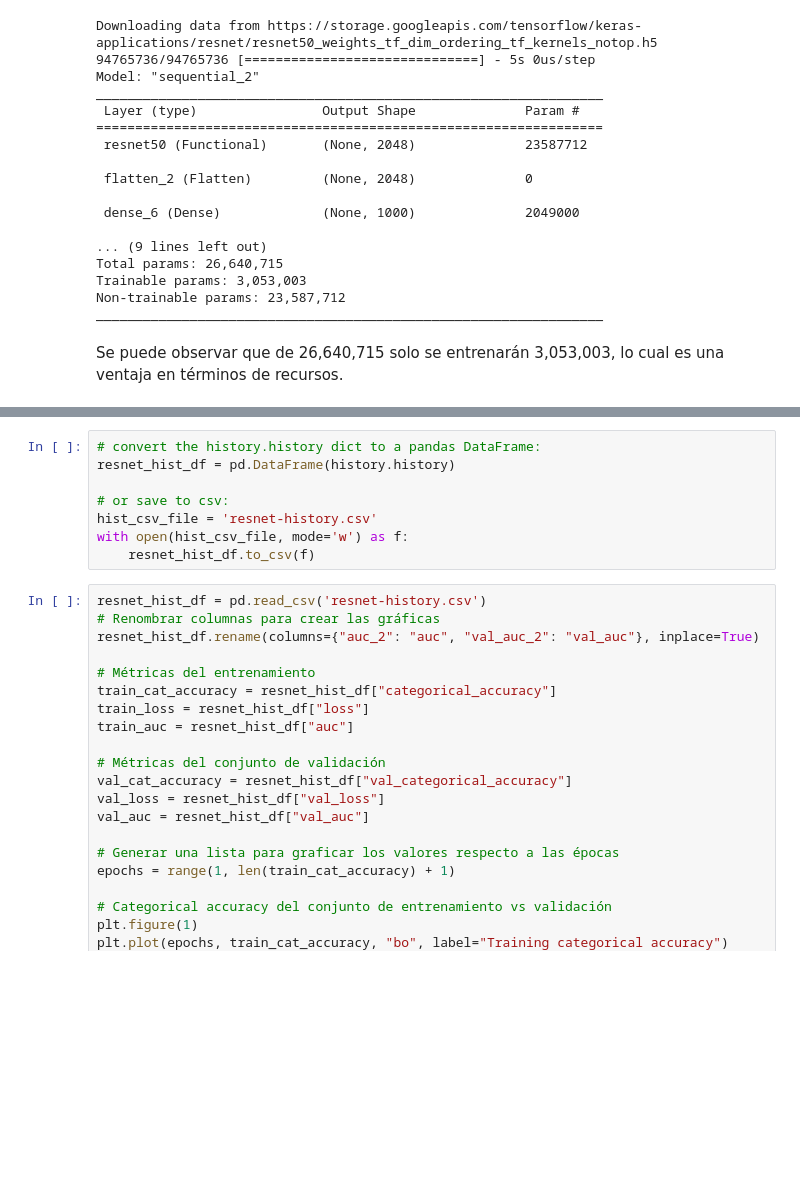
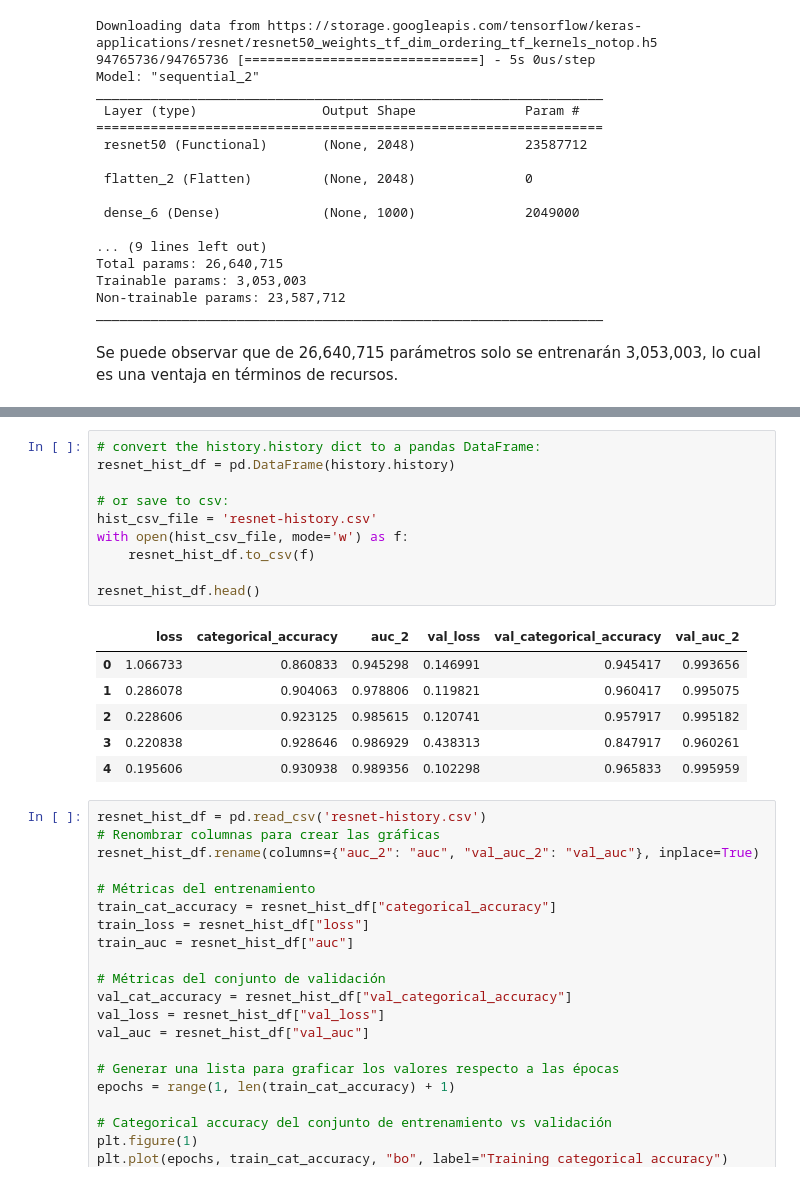
Before and after one commit to edna-jacqueline-zavala/TC3007C-Modulo2-ModeloDeepLearning, a Jupyter notebook: Implementación_de_un_modelo_de_deep_learning.ipynb, the cells around one changed output, grey strips where cells are left out. Cells and saved outputs as stored; diff of their text form; blank space fills up the shorter version.

```diff
--- a/Implementación_de_un_modelo_de_deep_learning.ipynb
+++ b/Implementación_de_un_modelo_de_deep_learning.ipynb
@@ -628,7 +637,7 @@ Trainable params: 3,053,003
 Non-trainable params: 23,587,712
 _________________________________________________________________
 # %% [markdown]
-Se puede observar que de 26,640,715 solo se entrenarán 3,053,003, lo cual es una ventaja en términos de recursos.
+Se puede observar que de 26,640,715 parámetros solo se entrenarán 3,053,003, lo cual es una ventaja en términos de recursos.
 # %%
 # Optimizador: ADAM con learning rate 0.001
 opt = tf.keras.optimizers.Adam(learning_rate=0.001)
@@ -682,11 +691,20 @@ Epoch 10/10
 # %%
 # convert the history.history dict to a pandas DataFrame:
 resnet_hist_df = pd.DataFrame(history.history)
 
 # or save to csv:
 hist_csv_file = 'resnet-history.csv'
 with open(hist_csv_file, mode='w') as f:
     resnet_hist_df.to_csv(f)
+
+resnet_hist_df.head()
+# %% [output]
+|  | loss | categorical_accuracy | auc_2 | val_loss | val_categorical_accuracy | val_auc_2 |
+| 0 | 1.066733 | 0.860833 | 0.945298 | 0.146991 | 0.945417 | 0.993656 |
+| 1 | 0.286078 | 0.904063 | 0.978806 | 0.119821 | 0.960417 | 0.995075 |
+| 2 | 0.228606 | 0.923125 | 0.985615 | 0.120741 | 0.957917 | 0.995182 |
+| 3 | 0.220838 | 0.928646 | 0.986929 | 0.438313 | 0.847917 | 0.960261 |
+| 4 | 0.195606 | 0.930938 | 0.989356 | 0.102298 | 0.965833 | 0.995959 |
 # %%
 resnet_hist_df = pd.read_csv('resnet-history.csv')
 # Renombrar columnas para crear las gráficas
```
Also changed, not shown: parts of 1 cell of this notebook.
